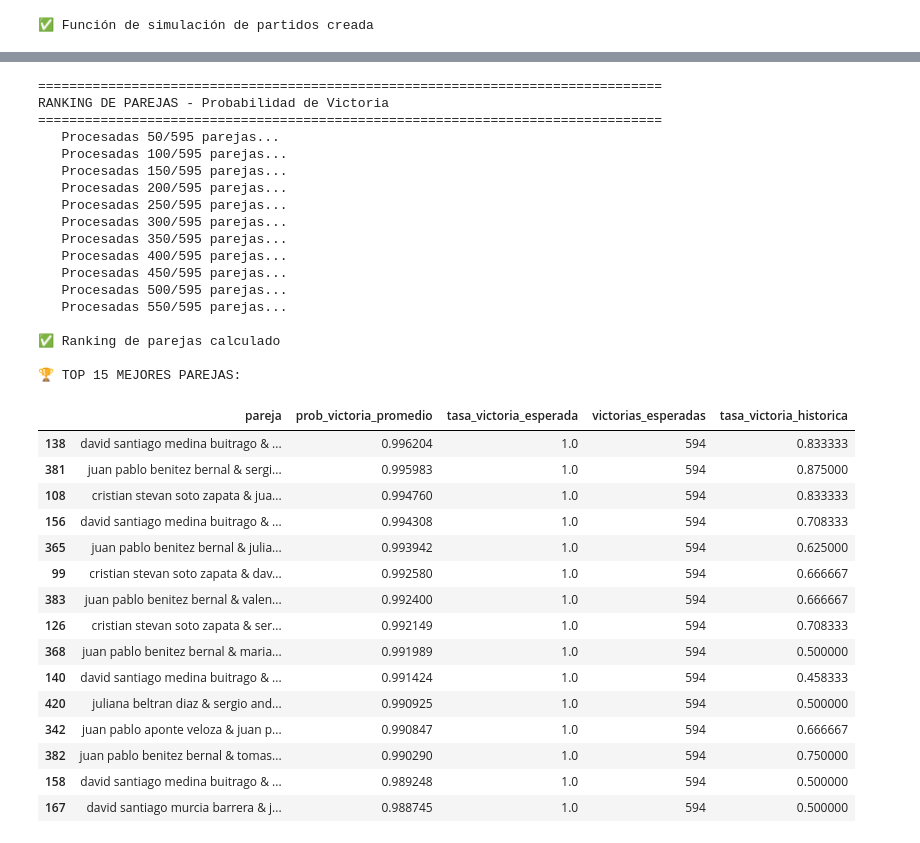
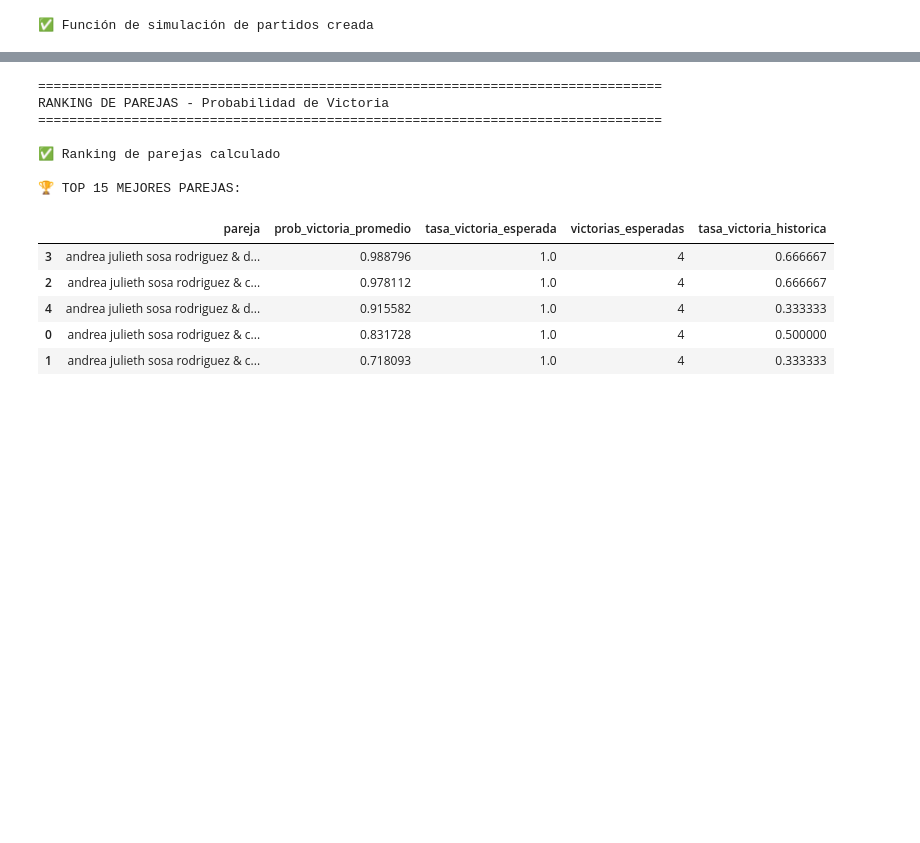
Before and after one commit to FerminEscalona/Paddle_Tournament_Predictor, a Jupyter notebook: miAnalisis.ipynb, the cells around one changed output, grey strips where cells are left out. Saved outputs shown, nothing was run; the diff lists cells and outputs as text; code cells hidden in the pictures; blank space fills up the shorter version.

```diff
--- a/miAnalisis.ipynb
+++ b/miAnalisis.ipynb
@@ -5159,7 +5177,24 @@ for pareja in todas_parejas:
         'edad_promedio_equipo': (stats1['EDAD'] + stats2['EDAD']) / 2,
         'estatura_promedio_equipo': (stats1['ESTATURA'] + stats2['ESTATURA']) / 2,
         'talla_promedio_equipo': (stats1['TALLA'] + stats2['TALLA']) / 2,
-        'tasa_victoria_historica': (stats1['gano_partido'] + stats2['gano_partido']) / 2
+        'tasa_victoria_historica': (stats1['gano_partido'] + stats2['gano_partido']) / 2,
+        # Agregar columnas faltantes con valores por defecto (0 o promedio según corresponda)
+        'velocidad_std_mps': 0,
+        'desplazamiento_std_m': 0,
+        'distancia_min_pelota_m': 0,
+        'distancia_media_red_m': 0,
+        'distancia_media_companero_m': 0,
+        'tiempo_promedio_desde_ultimo_golpe_s': 0,
+        'aceleracion_std_mps2': 0,
+        'duracion_total_s': 0,
+        'total_frames': 0,
+        'tiempo_zona_defensiva_s': 0,
+        'player_speed_mps_<lambda_0>': 0,
+        # Features diferenciales se inicializan en 0 (se calcularán en simulación)
+        'diff_golpes_vs_rival': 0,
+        'diff_distancia_pelota_vs_rival': 0,
+        'diff_pct_cerca_vs_rival': 0,
+        'diff_velocidad_vs_rival': 0
     }
 
     parejas_data.append(pareja_stats)
@@ -5250,6 +5521,8 @@ print("="*80)
 
 # Calcular la probabilidad promedio de victoria para cada pareja contra todas las demás
 resultados_parejas = []
+
+df_todas_parejas = df_todas_parejas.head(5)  # Limitar para pruebas rápidas
 
 for idx1, pareja1 in df_todas_parejas.iterrows():
     victorias_esperadas = 0
@@ -5268,66 +5541,49 @@ for idx1, pareja1 in df_todas_parejas.iterrows():
             n_partidos += 1
 
     prob_victoria_promedio = probabilidad_total / n_partidos if n_partidos > 0 else 0
     tasa_victoria_esperada = victorias_esperadas / n_partidos if n_partidos > 0 else 0
 
-    resultados_parejas.append({
+    # Crear el resultado manteniendo TODAS las columnas originales
+    resultado = {
         'pareja': pareja1['pareja_nombre'],
         'jugador1': pareja1['jugador1'],
         'jugador2': pareja1['jugador2'],
         'prob_victoria_promedio': prob_victoria_promedio,
         'tasa_victoria_esperada': tasa_victoria_esperada,
         'victorias_esperadas': victorias_esperadas,
-        'partidos_simulados': n_partidos,
-        'velocidad_media': pareja1['velocidad_media_equipo_mps'],
-        'golpes_totales': pareja1['golpes_totales_equipo'],
-        'distancia_pelota': pareja1['distancia_media_pelota_equipo_m'],
-        'tasa_victoria_historica': pareja1['tasa_victoria_historica']
-    })
+        'partidos_simulados': n_partidos
+    }
+
+    # Agregar TODAS las columnas originales de la pareja (features del modelo)
+    for col in pareja1.index:
+        if col not in resultado:
+            resultado[col] = pareja1[col]
+
+    resultados_parejas.append(resultado)
 
     if (idx1 + 1) % 50 == 0:
         print(f"   Procesadas {idx1 + 1}/{len(df_todas_parejas)} parejas...")
 
 df_ranking_parejas = pd.DataFrame(resultados_parejas).sort_values('prob_victoria_promedio', ascending=False)
 
 print(f"\n✅ Ranking de parejas calculado")
 print(f"\n🏆 TOP 15 MEJORES PAREJAS:")
 display(df_ranking_parejas[['pareja', 'prob_victoria_promedio', 'tasa_victoria_esperada',
                             'victorias_esperadas', 'tasa_victoria_historica']].head(15))
 # %% [output]
 ================================================================================
 RANKING DE PAREJAS - Probabilidad de Victoria
 ================================================================================
-   Procesadas 50/595 parejas...
-   Procesadas 100/595 parejas...
-   Procesadas 150/595 parejas...
-   Procesadas 200/595 parejas...
-   Procesadas 250/595 parejas...
-   Procesadas 300/595 parejas...
-   Procesadas 350/595 parejas...
-   Procesadas 400/595 parejas...
-   Procesadas 450/595 parejas...
-   Procesadas 500/595 parejas...
-   Procesadas 550/595 parejas...
 
 ✅ Ranking de parejas calculado
 
 🏆 TOP 15 MEJORES PAREJAS:
 |  | pareja | prob_victoria_promedio | tasa_victoria_esperada | victorias_esperadas | tasa_victoria_historica |
-| 138 | david santiago medina buitrago & ... | 0.996204 | 1.0 | 594 | 0.833333 |
-| 381 | juan pablo benitez bernal & sergi... | 0.995983 | 1.0 | 594 | 0.875000 |
-| 108 | cristian stevan soto zapata & jua... | 0.994760 | 1.0 | 594 | 0.833333 |
-| 156 | david santiago medina buitrago & ... | 0.994308 | 1.0 | 594 | 0.708333 |
-| 365 | juan pablo benitez bernal & julia... | 0.993942 | 1.0 | 594 | 0.625000 |
-| 99 | cristian stevan soto zapata & dav... | 0.992580 | 1.0 | 594 | 0.666667 |
-| 383 | juan pablo benitez bernal & valen... | 0.992400 | 1.0 | 594 | 0.666667 |
-| 126 | cristian stevan soto zapata & ser... | 0.992149 | 1.0 | 594 | 0.708333 |
-| 368 | juan pablo benitez bernal & maria... | 0.991989 | 1.0 | 594 | 0.500000 |
-| 140 | david santiago medina buitrago & ... | 0.991424 | 1.0 | 594 | 0.458333 |
-| 420 | juliana beltran diaz & sergio and... | 0.990925 | 1.0 | 594 | 0.500000 |
-| 342 | juan pablo aponte veloza & juan p... | 0.990847 | 1.0 | 594 | 0.666667 |
-| 382 | juan pablo benitez bernal & tomas... | 0.990290 | 1.0 | 594 | 0.750000 |
-| 158 | david santiago medina buitrago & ... | 0.989248 | 1.0 | 594 | 0.500000 |
-| 167 | david santiago murcia barrera & j... | 0.988745 | 1.0 | 594 | 0.500000 |
+| 3 | andrea julieth sosa rodriguez & d... | 0.988796 | 1.0 | 4 | 0.666667 |
+| 2 | andrea julieth sosa rodriguez & c... | 0.978112 | 1.0 | 4 | 0.666667 |
+| 4 | andrea julieth sosa rodriguez & d... | 0.915582 | 1.0 | 4 | 0.333333 |
+| 0 | andrea julieth sosa rodriguez & c... | 0.831728 | 1.0 | 4 | 0.500000 |
+| 1 | andrea julieth sosa rodriguez & c... | 0.718093 | 1.0 | 4 | 0.333333 |
 # %%
 # Ranking de jugadores individuales basado en performance en parejas
 print("="*80)
```
Also changed, not shown: parts of 19 cells of this notebook.
